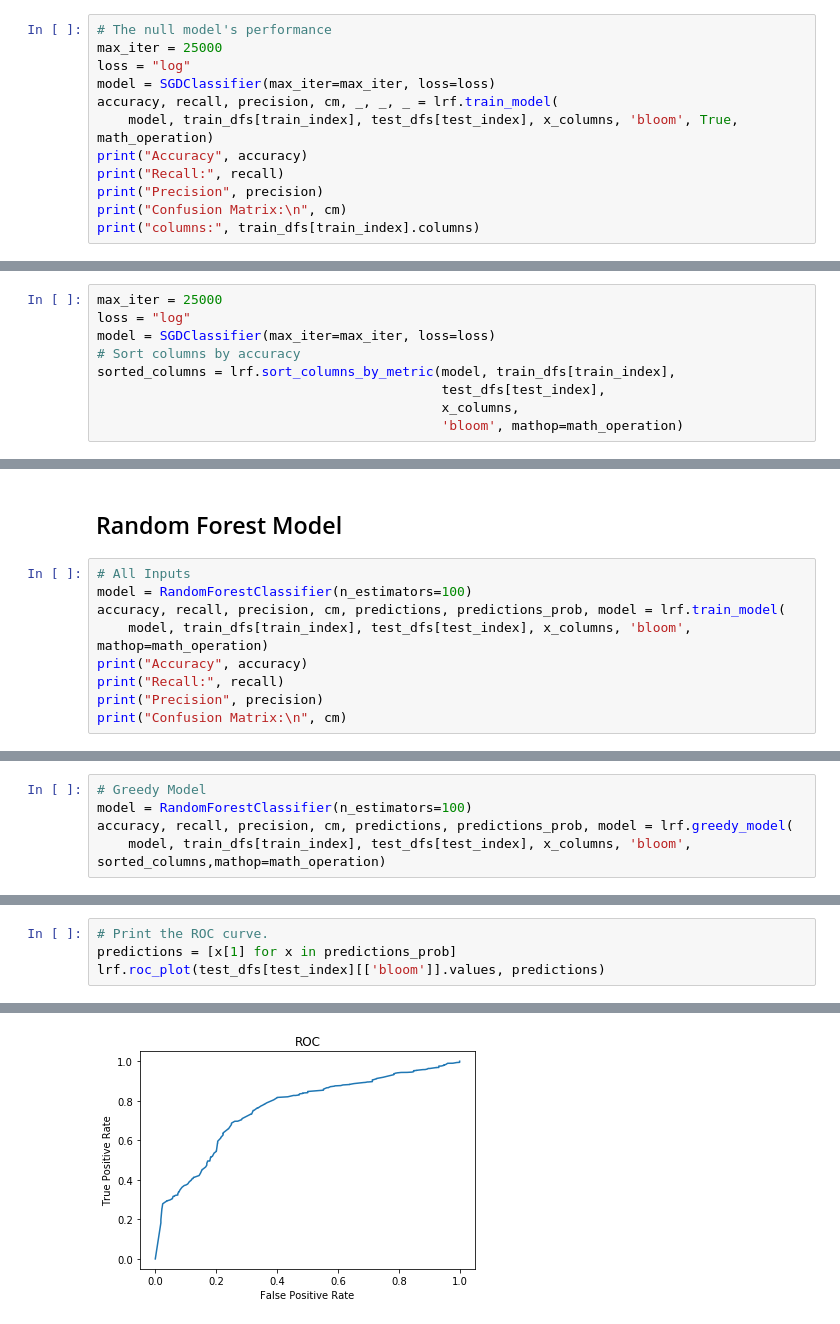
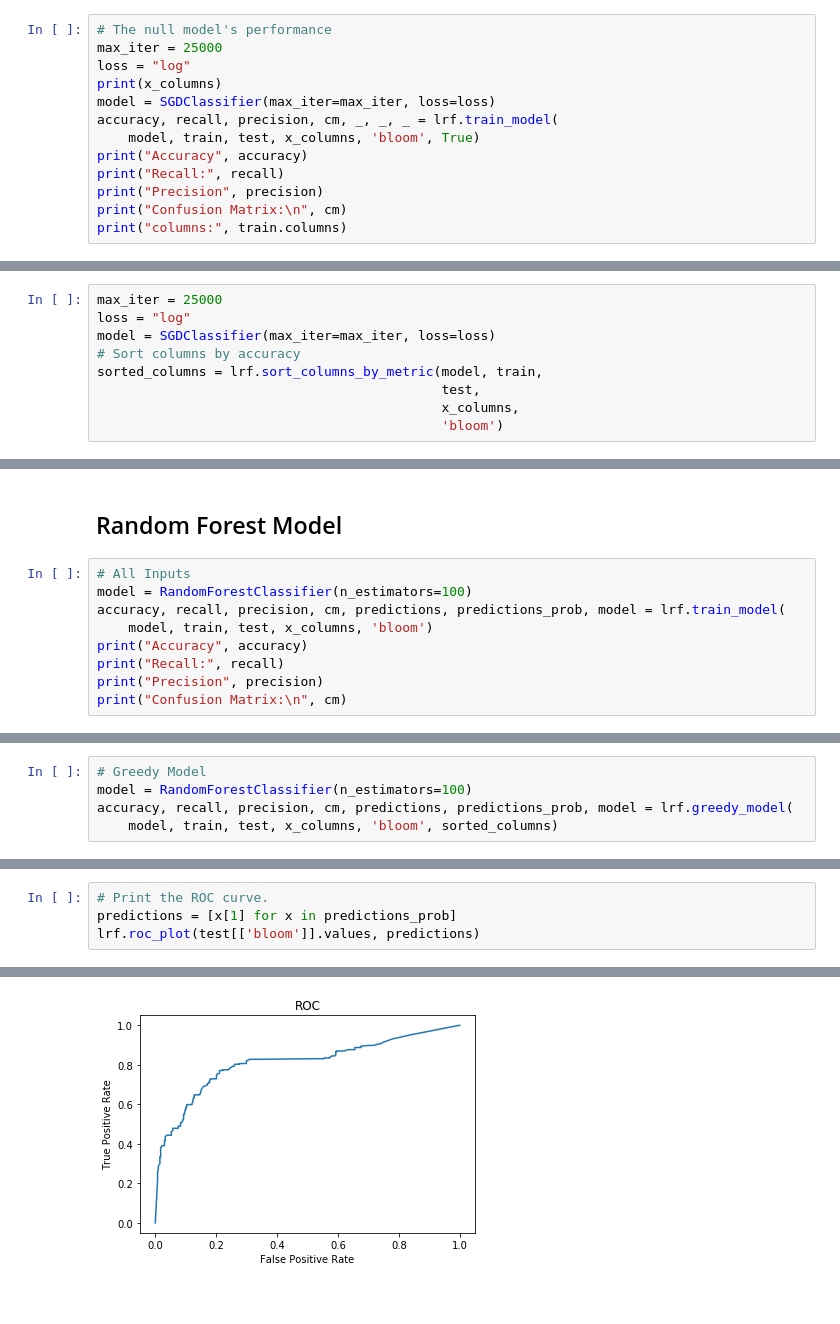
Before and after one commit to mccomackjp/algae-bloom-prediction, a Jupyter notebook: notebooks/models/squaring_investigation.ipynb, the cells around one changed output, grey strips where cells are left out. Saved outputs shown, nothing was run; the diff lists cells and outputs as text.

```diff
--- a/notebooks/models/squaring_investigation.ipynb
+++ b/notebooks/models/squaring_investigation.ipynb
@@ -214,12 +304,13 @@ sns.lineplot(data=train_dfs[train_index][[target_column, 'bloom']], hue='bloom')
 # The null model's performance
 max_iter = 25000
 loss = "log"
+print(x_columns)
 model = SGDClassifier(max_iter=max_iter, loss=loss)
 accuracy, recall, precision, cm, _, _, _ = lrf.train_model(
-    model, train_dfs[train_index], test_dfs[test_index], x_columns, 'bloom', True, math_operation)
+    model, train, test, x_columns, 'bloom', True)
 print("Accuracy", accuracy)
 print("Recall:", recall)
 print("Precision", precision)
 print("Confusion Matrix:\n", cm)
-print("columns:", train_dfs[train_index].columns)
+print("columns:", train.columns)
 # %% [output]
@@ -237,8 +332,8 @@ max_iter = 25000
 loss = "log"
 model = SGDClassifier(max_iter=max_iter, loss=loss)
 # Sort columns by accuracy
-sorted_columns = lrf.sort_columns_by_metric(model, train_dfs[train_index],
-                                            test_dfs[test_index],
+sorted_columns = lrf.sort_columns_by_metric(model, train,
+                                            test,
                                             x_columns,
-                                            'bloom', mathop=math_operation)
+                                            'bloom')
 # %% [output]
@@ -315,7 +425,7 @@ Model AUC: 0.8287
 # All Inputs
 model = RandomForestClassifier(n_estimators=100)
 accuracy, recall, precision, cm, predictions, predictions_prob, model = lrf.train_model(
-    model, train_dfs[train_index], test_dfs[test_index], x_columns, 'bloom', mathop=math_operation)
+    model, train, test, x_columns, 'bloom')
 print("Accuracy", accuracy)
 print("Recall:", recall)
 print("Precision", precision)
@@ -331,5 +441,5 @@ Confusion Matrix:
 # Greedy Model
 model = RandomForestClassifier(n_estimators=100)
 accuracy, recall, precision, cm, predictions, predictions_prob, model = lrf.greedy_model(
-    model, train_dfs[train_index], test_dfs[test_index], x_columns, 'bloom', sorted_columns,mathop=math_operation)
+    model, train, test, x_columns, 'bloom', sorted_columns)
 # %% [output]
@@ -354,5 +463,5 @@ Final greedy confusion matrix:
 # %%
 # Print the ROC curve.
 predictions = [x[1] for x in predictions_prob]
-lrf.roc_plot(test_dfs[test_index][['bloom']].values, predictions)
+lrf.roc_plot(test[['bloom']].values, predictions)
 # %% [output]
@@ -360 +469 @@ Model AUC: 0.7585
-[figure, old version]
+[figure, new version]
```
Also changed, not shown: parts of 18 cells of this notebook, 2 other files.
